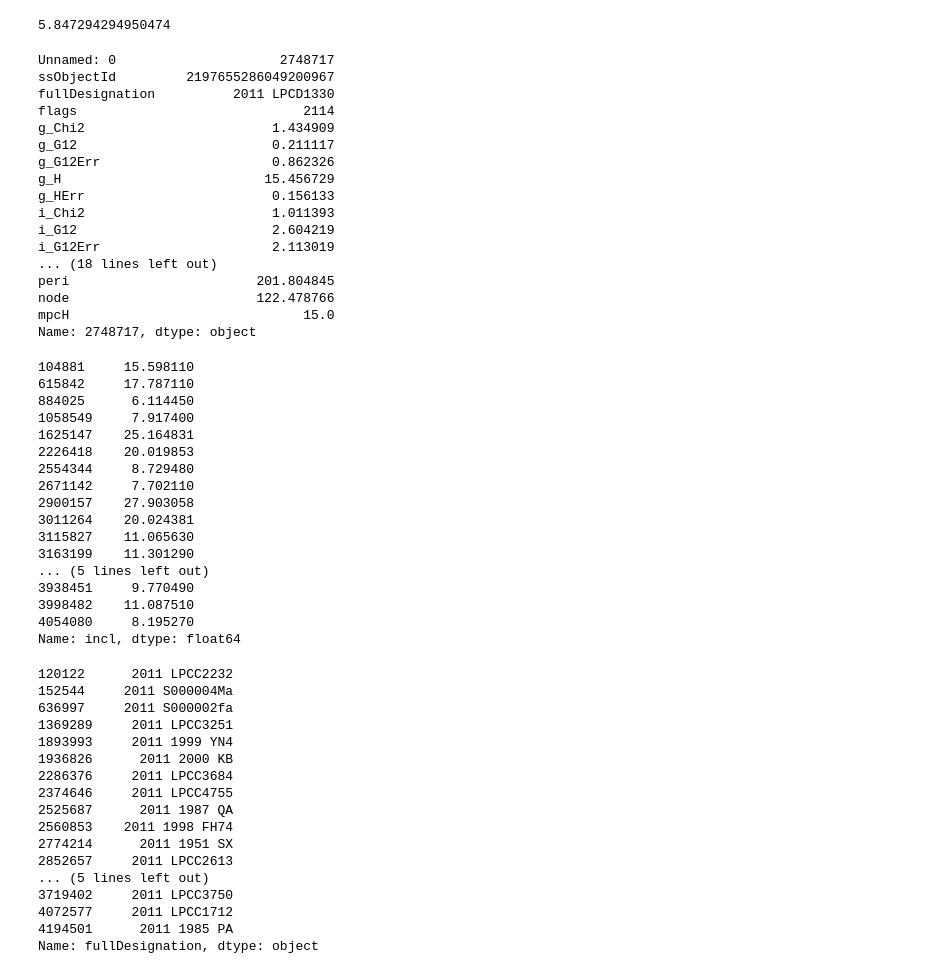
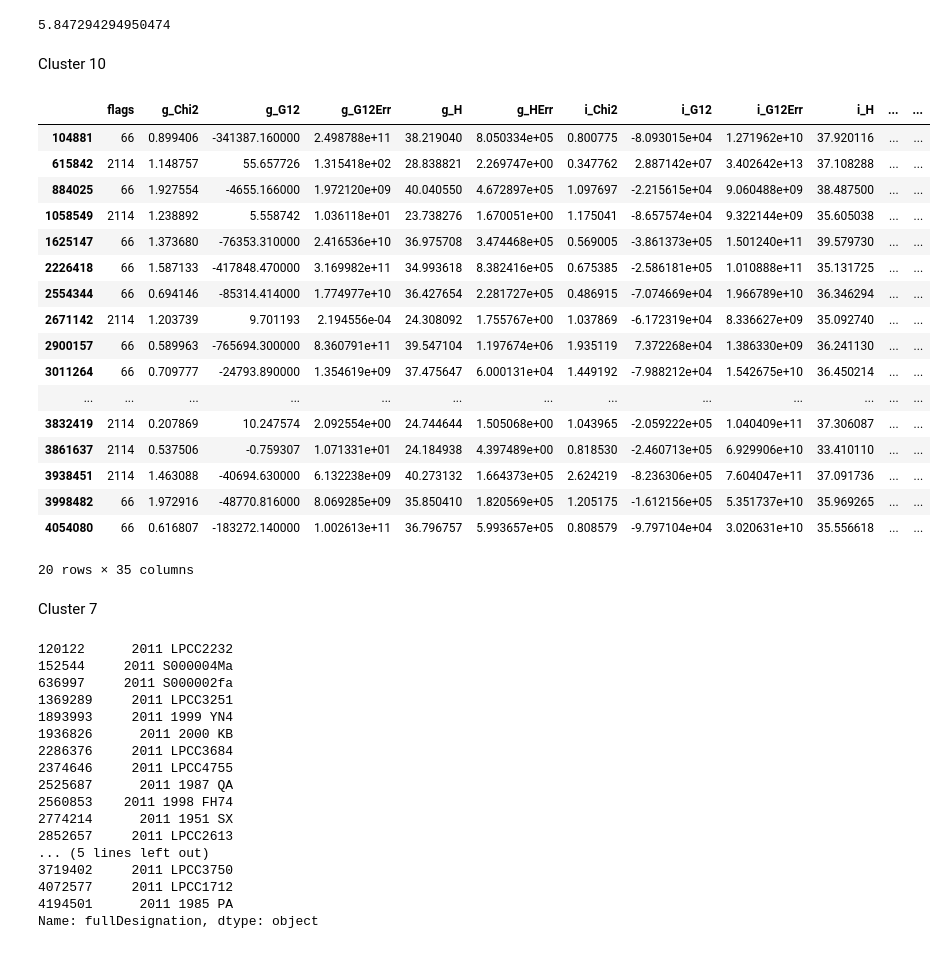
Before and after one commit to Birr0/lsst_ad, a Jupyter notebook: autoencoder/example_notebooks/similarity_search.ipynb, the cells around one changed output. Drawn from its saved outputs; the diff is of its cells as text; code cells hidden in the pictures.

```diff
--- a/autoencoder/example_notebooks/similarity_search.ipynb
+++ b/autoencoder/example_notebooks/similarity_search.ipynb
@@ -258,46 +219,31 @@ See the caveats in the documentation: https://pandas.pydata.org/pandas-docs/stab
 data.loc[clean_objs.iloc[np.argsort(recon_losses)[-10::][::-1], :].index, :]["q"].max()
 # %% [output]
 5.847294294950474
-# %%
-data.loc[clean_objs.iloc[np.argsort(recon_losses)[-250::][::-1], :].index, :].iloc[7, :]
-# %% [output]
-Unnamed: 0                     2748717
-ssObjectId         2197655286049200967
-fullDesignation          2011 LPCD1330
-flags                             2114
-g_Chi2                        1.434909
-g_G12                         0.211117
-g_G12Err                      0.862326
-g_H                          15.456729
-g_HErr                        0.156133
-i_Chi2                        1.011393
-i_G12                         2.604219
-i_G12Err                      2.113019
-... (18 lines left out)
-peri                        201.804845
-node                        122.478766
-mpcH                              15.0
-Name: 2748717, dtype: object
+# %% [markdown]
+Cluster 10
 # %%
-clean_objs.iloc[df[df["cluster"] == 10].index, :]["incl"]
+clean_objs.iloc[df[df["cluster"] == 10].index, :]#["incl"]
 # %% [output]
+|  | flags | g_Chi2 | g_G12 | g_G12Err | g_H | g_HErr | i_Chi2 | i_G12 | i_G12Err | i_H | ... | ... |
+| 104881 | 66 | 0.899406 | -341387.160000 | 2.498788e+11 | 38.219040 | 8.050334e+05 | 0.800775 | -8.093015e+04 | 1.271962e+10 | 37.920116 | ... | ... |
+| 615842 | 2114 | 1.148757 | 55.657726 | 1.315418e+02 | 28.838821 | 2.269747e+00 | 0.347762 | 2.887142e+07 | 3.402642e+13 | 37.108288 | ... | ... |
+| 884025 | 66 | 1.927554 | -4655.166000 | 1.972120e+09 | 40.040550 | 4.672897e+05 | 1.097697 | -2.215615e+04 | 9.060488e+09 | 38.487500 | ... | ... |
+| 1058549 | 2114 | 1.238892 | 5.558742 | 1.036118e+01 | 23.738276 | 1.670051e+00 | 1.175041 | -8.657574e+04 | 9.322144e+09 | 35.605038 | ... | ... |
+| 1625147 | 66 | 1.373680 | -76353.310000 | 2.416536e+10 | 36.975708 | 3.474468e+05 | 0.569005 | -3.861373e+05 | 1.501240e+11 | 39.579730 | ... | ... |
+| 2226418 | 66 | 1.587133 | -417848.470000 | 3.169982e+11 | 34.993618 | 8.382416e+05 | 0.675385 | -2.586181e+05 | 1.010888e+11 | 35.131725 | ... | ... |
+| 2554344 | 66 | 0.694146 | -85314.414000 | 1.774977e+10 | 36.427654 | 2.281727e+05 | 0.486915 | -7.074669e+04 | 1.966789e+10 | 36.346294 | ... | ... |
+| 2671142 | 2114 | 1.203739 | 9.701193 | 2.194556e-04 | 24.308092 | 1.755767e+00 | 1.037869 | -6.172319e+04 | 8.336627e+09 | 35.092740 | ... | ... |
+| 2900157 | 66 | 0.589963 | -765694.300000 | 8.360791e+11 | 39.547104 | 1.197674e+06 | 1.935119 | 7.372268e+04 | 1.386330e+09 | 36.241130 | ... | ... |
+| 3011264 | 66 | 0.709777 | -24793.890000 | 1.354619e+09 | 37.475647 | 6.000131e+04 | 1.449192 | -7.988212e+04 | 1.542675e+10 | 36.450214 | ... | ... |
+| ... | ... | ... | ... | ... | ... | ... | ... | ... | ... | ... | ... | ... |
+| 3832419 | 2114 | 0.207869 | 10.247574 | 2.092554e+00 | 24.744644 | 1.505068e+00 | 1.043965 | -2.059222e+05 | 1.040409e+11 | 37.306087 | ... | ... |
+| 3861637 | 2114 | 0.537506 | -0.759307 | 1.071331e+01 | 24.184938 | 4.397489e+00 | 0.818530 | -2.460713e+05 | 6.929906e+10 | 33.410110 | ... | ... |
+| 3938451 | 2114 | 1.463088 | -40694.630000 | 6.132238e+09 | 40.273132 | 1.664373e+05 | 2.624219 | -8.236306e+05 | 7.604047e+11 | 37.091736 | ... | ... |
+| 3998482 | 66 | 1.972916 | -48770.816000 | 8.069285e+09 | 35.850410 | 1.820569e+05 | 1.205175 | -1.612156e+05 | 5.351737e+10 | 35.969265 | ... | ... |
+| 4054080 | 66 | 0.616807 | -183272.140000 | 1.002613e+11 | 36.796757 | 5.993657e+05 | 0.808579 | -9.797104e+04 | 3.020631e+10 | 35.556618 | ... | ... |
-104881     15.598110
-615842     17.787110
-884025      6.114450
-1058549     7.917400
-1625147    25.164831
-2226418    20.019853
-2554344     8.729480
-2671142     7.702110
-2900157    27.903058
-3011264    20.024381
-3115827    11.065630
-3163199    11.301290
-... (5 lines left out)
-3938451     9.770490
-3998482    11.087510
-4054080     8.195270
-Name: incl, dtype: float64
+20 rows × 35 columns
+# %% [markdown]
+Cluster 7
 # %%
 data.loc[clean_objs.iloc[df[df["cluster"] == 7].index, :].index, :]["fullDesignation"]
 # %% [output]
```
Also changed, not shown: parts of 28 cells of this notebook.
